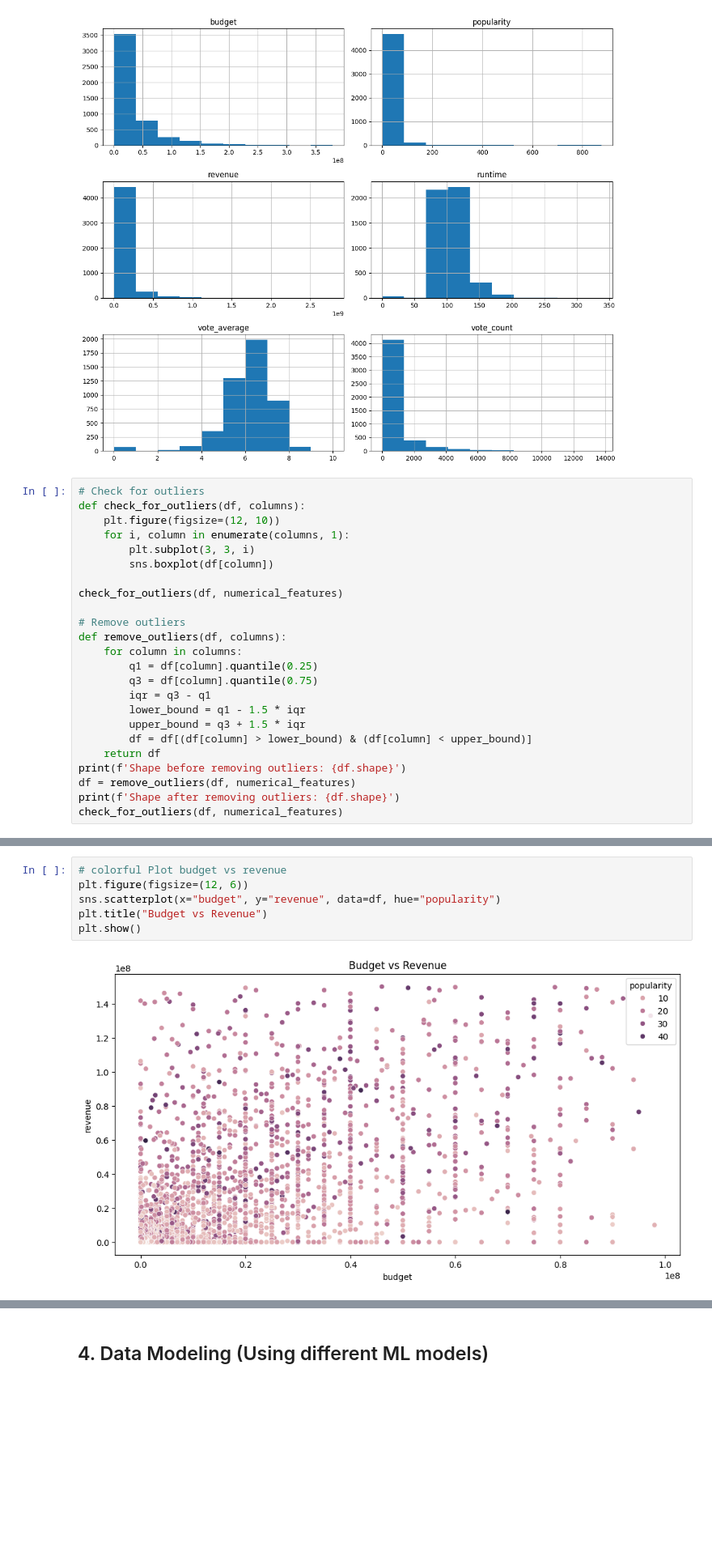
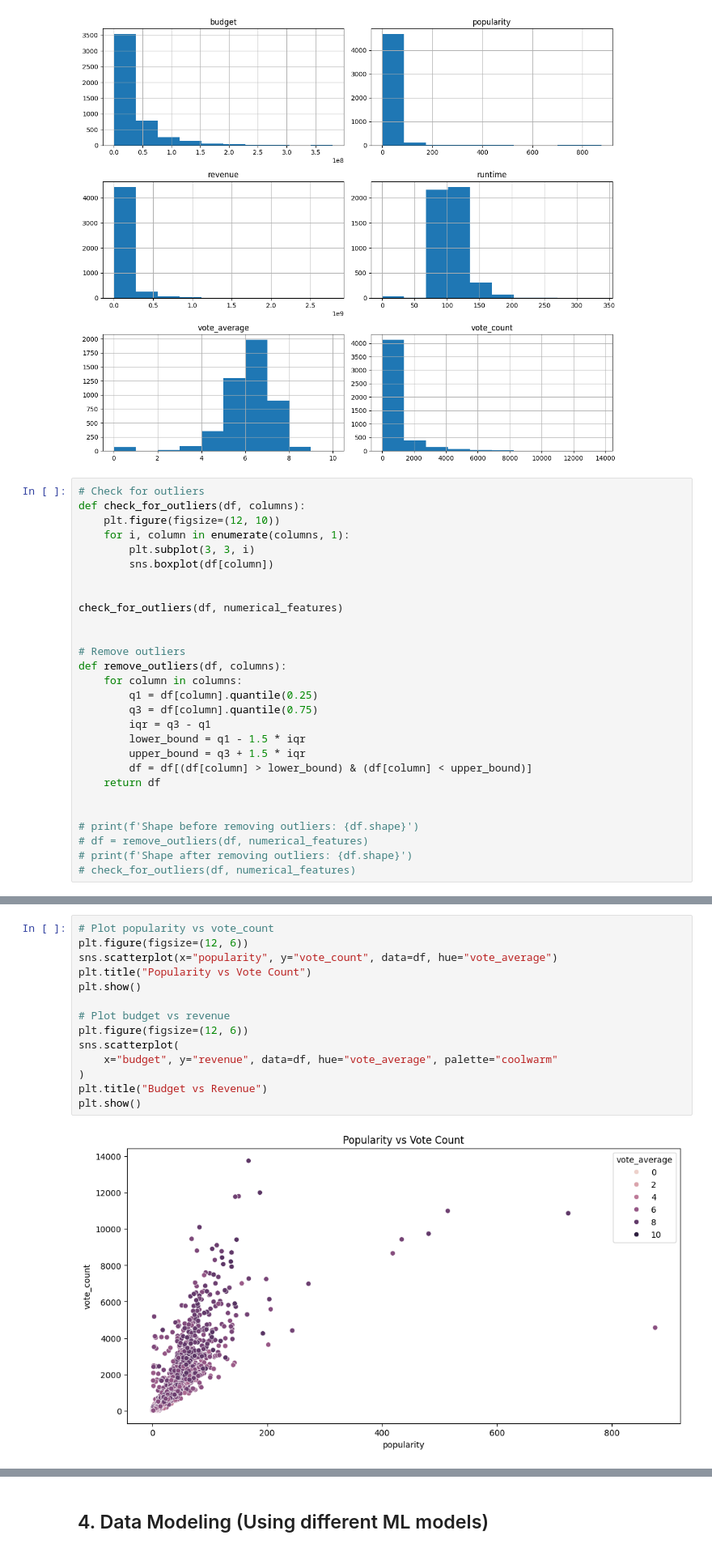
Before and after one commit to hsmmi/TMDB-5000-Movie-Dataset, a Jupyter notebook: main.ipynb, the cells around one changed output, grey strips where cells are left out. Shown at 81% size. Saved outputs shown, nothing was run; the diff lists cells and outputs as text; blank space fills up the shorter version.

```diff
--- a/main.ipynb
+++ b/main.ipynb
@@ -278,7 +278,9 @@ def check_for_outliers(df, columns):
         plt.subplot(3, 3, i)
         sns.boxplot(df[column])
 
+
 check_for_outliers(df, numerical_features)
+
 
 # Remove outliers
 def remove_outliers(df, columns):
@@ -290,8 +292,10 @@ def remove_outliers(df, columns):
         upper_bound = q3 + 1.5 * iqr
         df = df[(df[column] > lower_bound) & (df[column] < upper_bound)]
     return df
-print(f'Shape before removing outliers: {df.shape}')
-df = remove_outliers(df, numerical_features)
-print(f'Shape after removing outliers: {df.shape}')
-check_for_outliers(df, numerical_features)
+
+
+# print(f'Shape before removing outliers: {df.shape}')
+# df = remove_outliers(df, numerical_features)
+# print(f'Shape after removing outliers: {df.shape}')
+# check_for_outliers(df, numerical_features)
 # %% [output]
@@ -302,8 +303,16 @@ Shape after removing outliers: (3331, 20)
 # %%
-# colorful Plot budget vs revenue
+# Plot popularity vs vote_count
 plt.figure(figsize=(12, 6))
-sns.scatterplot(x="budget", y="revenue", data=df, hue="popularity")
+sns.scatterplot(x="popularity", y="vote_count", data=df, hue="vote_average")
+plt.title("Popularity vs Vote Count")
+plt.show()
+
+# Plot budget vs revenue
+plt.figure(figsize=(12, 6))
+sns.scatterplot(
+    x="budget", y="revenue", data=df, hue="vote_average", palette="coolwarm"
+)
 plt.title("Budget vs Revenue")
 plt.show()
 # %% [output]
-[figure, old version]
+[figure, new version]
```
Also changed, not shown: parts of 14 cells of this notebook.
